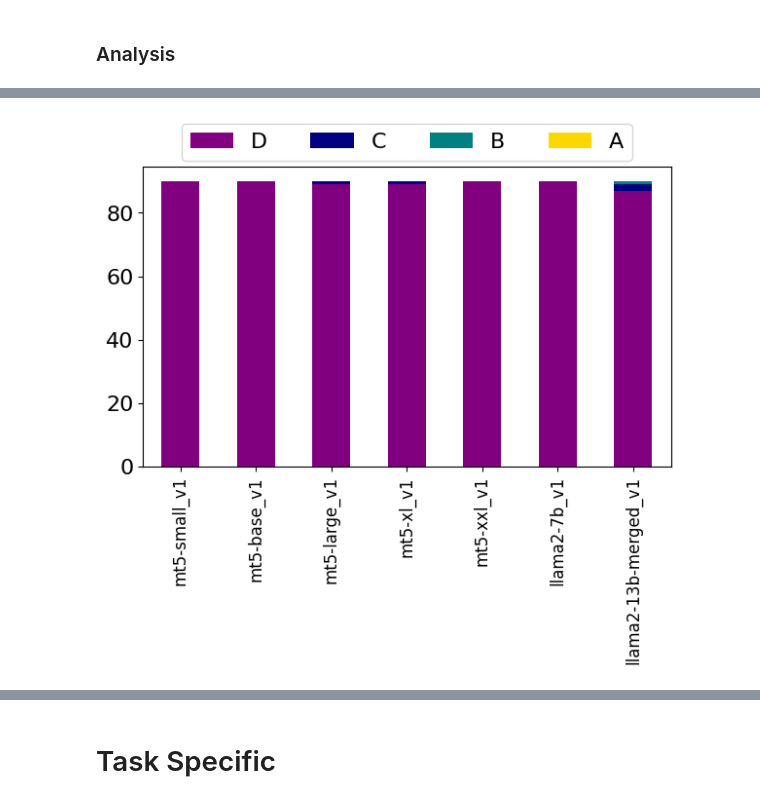
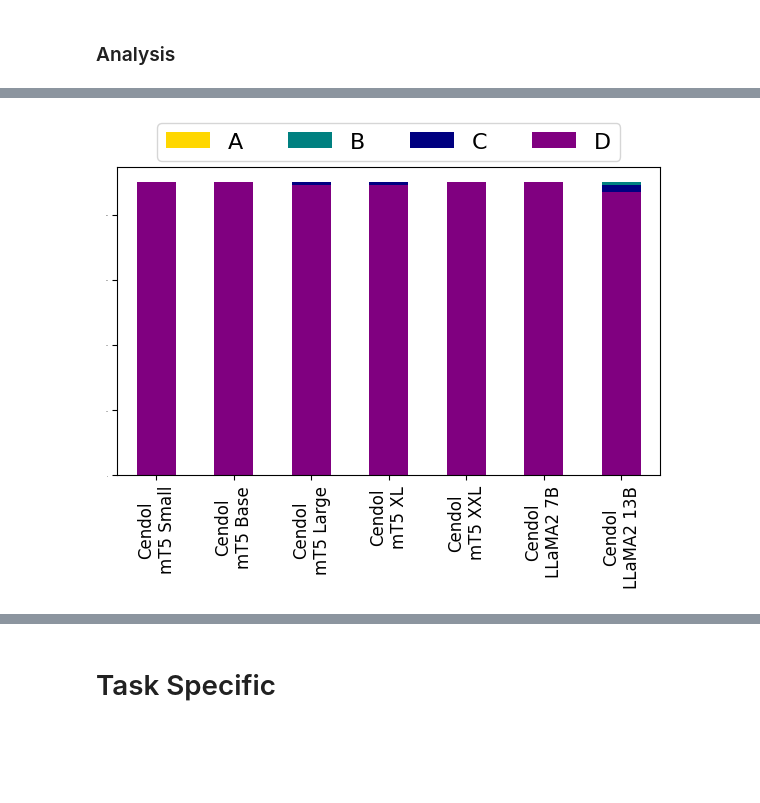
Before and after one commit to IndoNLP/cendol, a Jupyter notebook: evaluation/annot_eval.ipynb, the cells around one changed output, grey strips where cells are left out. Saved outputs shown, nothing was run; the diff lists cells and outputs as text; code cells hidden in the pictures; blank space fills up the shorter version.

```diff
--- a/evaluation/annot_eval.ipynb
+++ b/evaluation/annot_eval.ipynb
@@ -299,14 +253,14 @@ def get_model_id(model_name):
         return 1
     if 'large' in model_name:
         return 2
+    if 'xxl' in model_name:
+        return 4
     if 'xl' in model_name:
         return 3
-    if 'xxl' in model_name:
-        return 4
     if '7b' in model_name:
         return 5
     if '13b' in model_name:
-        return 5
+        return 6
 
 
 pdf = df.groupby(['model', 'score']).size().reset_index().pivot(index='model', columns='score', values=0).fillna(0).reset_index()
@@ -333,16 +333,20 @@ plt.show()
 # %%
+###
+# Appendix V1 Local Prompt
+###
 def get_model_name(mdl):
     return '-'.join(mdl.split('cendol-')[1:])
 
 plt.rcParams["figure.figsize"] = (7,4)
 
 v1_df = pdf.sort_values('model_id').loc[pdf['model'].str.contains('v1'), ['model', 'D', 'C', 'B','A']]
 v1_df.plot(kind='bar', stacked=True, color=['purple','navy','teal','gold'])
-plt.xticks([i for i in range(v1_df['model'].nunique())], v1_df['model'].apply(get_model_name), fontsize=12, rotation=90)
-plt.yticks(fontsize=16)
-plt.legend(ncol=4, loc='upper center', bbox_to_anchor=(0.5,1.18), fontsize=16)
-# plt.savefig('v1_eval.pdf', bbox_anchor='tight')
+plt.xticks([i for i in range(v1_df['model'].nunique())], v1_df['model'].apply(lambda x: model_to_display_name[x]), fontsize=12, rotation=90)
+plt.yticks(fontsize=0)
+handles, labels = plt.gca().get_legend_handles_labels()
+plt.legend(handles[::-1], labels[::-1], ncol=4, loc='upper center', bbox_to_anchor=(0.5,1.18), fontsize=16)
+plt.savefig('local_prompt_v1_eval.png', bbox_inches='tight')
 plt.show()
 # %% [output]
-[figure, old version]
+[figure, new version]
 # %%
```
Also changed, not shown: parts of 17 cells of this notebook, 54 other files.
